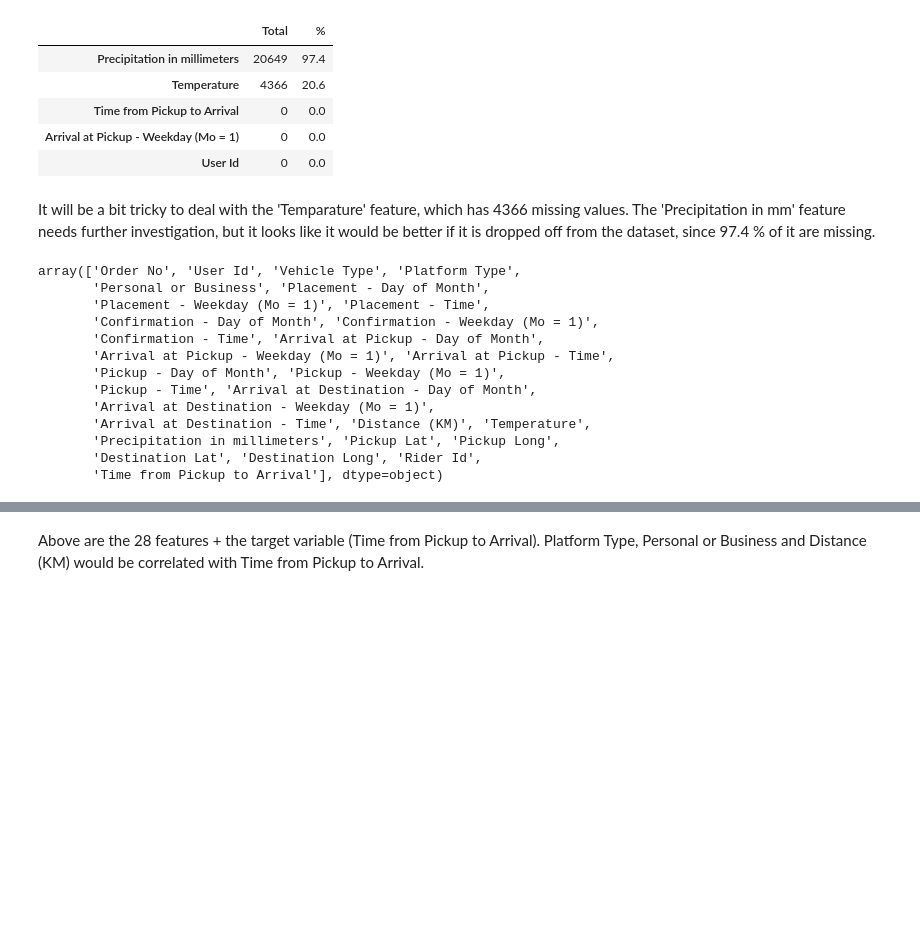
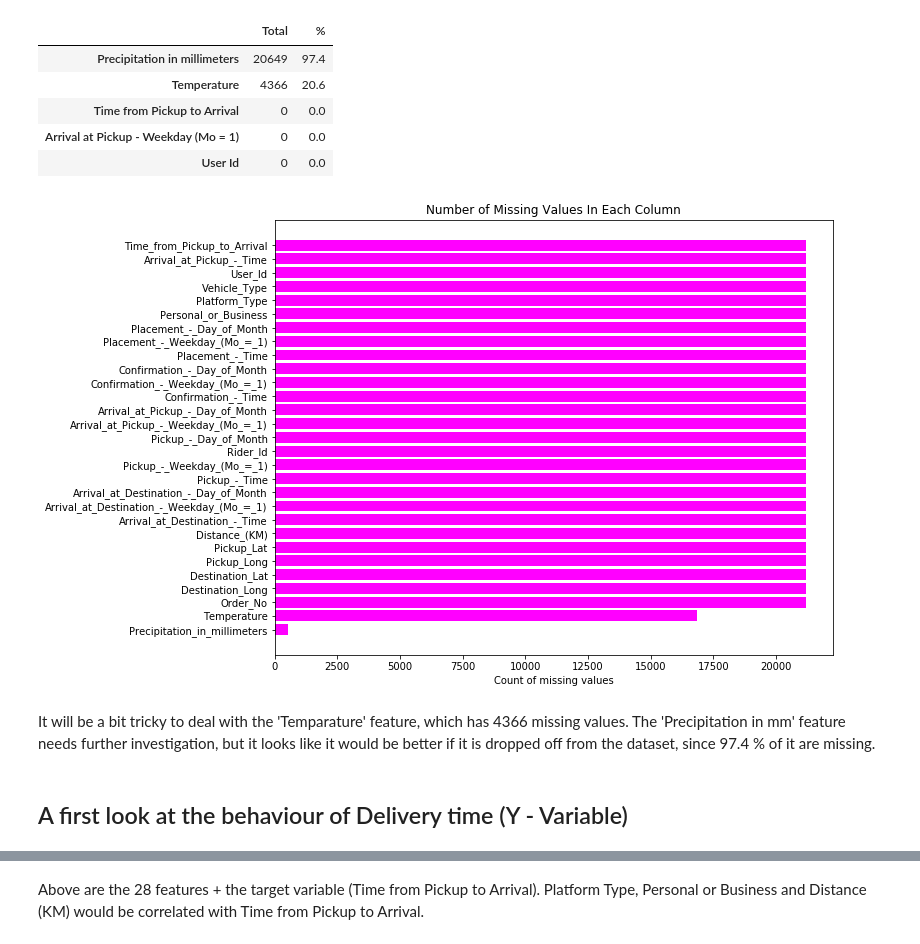
Before and after one commit to Team24-Regression/Regression_Predict_Package, a Jupyter notebook: regression_notebook.ipynb, the cells around one changed output, grey strips where cells are left out. Drawn from its saved outputs; the diff is of its cells as text; code cells hidden in the pictures; blank space fills up the shorter version.

```diff
--- a/regression_notebook.ipynb
+++ b/regression_notebook.ipynb
@@ -30,9 +45,13 @@ color = sns.color_palette()
 # %%
 # the csv files are converted to panda dataframe and are renamed.
-Train_df= pd.read_csv("Train.csv")
-Test_df= pd.read_csv("Test.csv")
-Riders_df= pd.read_csv("Riders.csv")
-VariableDefinitions_df= pd.read_csv("VariableDefinitions.csv")
-SampleSubmission_df= pd.read_csv("SampleSubmission.csv")
+#Train_df= pd.read_csv("Train.csv")
+#Test_df= pd.read_csv("Test.csv")
+#Riders_df= pd.read_csv("Riders.csv")
+#VariableDefinitions_df= pd.read_csv("VariableDefinitions.csv")
+#SampleSubmission_df= pd.read_csv("SampleSubmission.csv")
+
+
+#files from local repo
+Train_df = pd.read_csv(r"C:\Users\27833\Downloads\Train.csv")
 # %% [markdown]
 # Data Exploration/Analysis
@@ -105,21 +137,24 @@ tr_missing_data.head(5)
 | Time from Pickup to Arrival | 0 | 0.0 |
 | Arrival at Pickup - Weekday (Mo = 1) | 0 | 0.0 |
 | User Id | 0 | 0.0 |
+# %%
+missing_df = Train_df.notnull().sum(axis=0).reset_index()
+missing_df.columns = ['column_name', 'missing_count']
+missing_df = missing_df.loc[missing_df['missing_count']>0]
+missing_df = missing_df.sort_values(by='missing_count')
+
+ind = np.arange(missing_df.shape[0])
+width = 0.9
+fig, ax = plt.subplots(figsize=(10,8))
+rects = ax.barh(ind, missing_df.missing_count.values, color='magenta')
+ax.set_yticks(ind)
+ax.set_yticklabels(missing_df.column_name.values, rotation='horizontal')
+ax.set_xlabel("Count of missing values")
+ax.set_title("Number of Missing Values In Each Column")
+plt.show()
+# %% [output]
+[figure, added]
 # %% [markdown]
 It will be a bit tricky to deal with the 'Temparature' feature, which has 4366 missing values. The 'Precipitation in mm' feature needs further investigation, but it looks like it would be better if it is dropped off from the dataset, since 97.4 % of it are missing.
-# %%
-Train_df.columns.values
-# %% [output]
-array(['Order No', 'User Id', 'Vehicle Type', 'Platform Type',
-       'Personal or Business', 'Placement - Day of Month',
-       'Placement - Weekday (Mo = 1)', 'Placement - Time',
-       'Confirmation - Day of Month', 'Confirmation - Weekday (Mo = 1)',
-       'Confirmation - Time', 'Arrival at Pickup - Day of Month',
-       'Arrival at Pickup - Weekday (Mo = 1)', 'Arrival at Pickup - Time',
-       'Pickup - Day of Month', 'Pickup - Weekday (Mo = 1)',
-       'Pickup - Time', 'Arrival at Destination - Day of Month',
-       'Arrival at Destination - Weekday (Mo = 1)',
-       'Arrival at Destination - Time', 'Distance (KM)', 'Temperature',
-       'Precipitation in millimeters', 'Pickup Lat', 'Pickup Long',
-       'Destination Lat', 'Destination Long', 'Rider Id',
-       'Time from Pickup to Arrival'], dtype=object)
+# %% [markdown]
+## A first look at the behaviour of Delivery time (Y - Variable)
```
Also changed, not shown: parts of 24 cells of this notebook.
